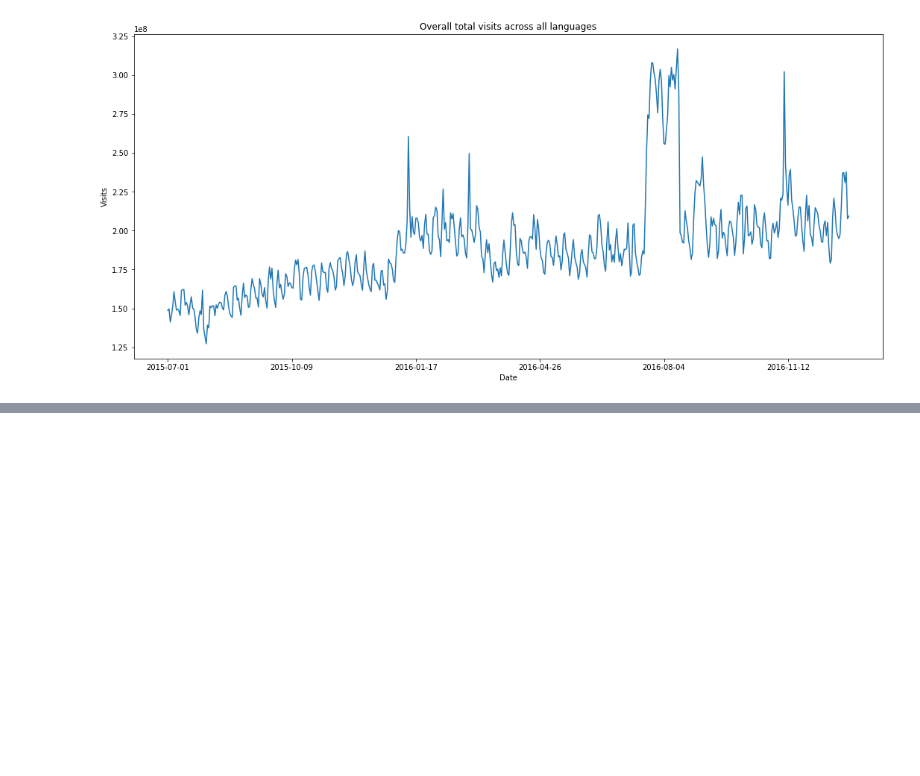
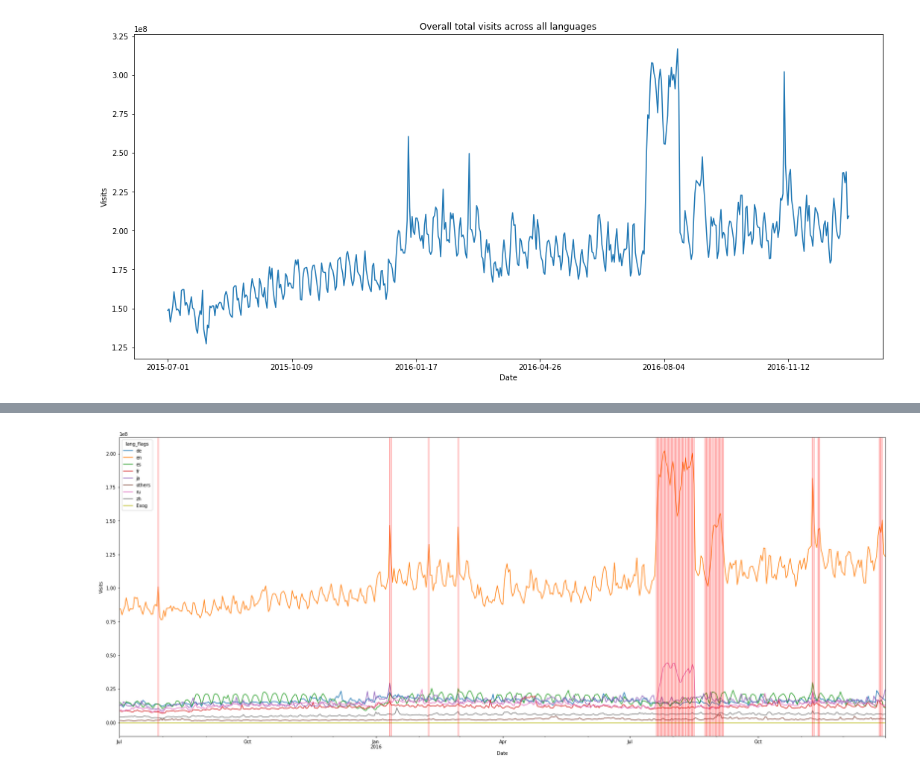
Before and after one commit to atomikkus/time_series, a Jupyter notebook: adease.ipynb, the cells around one changed output, grey strips where cells are left out. Drawn from its saved outputs; the diff is of its cells as text; code cells hidden in the pictures; blank space fills up the shorter version.

```diff
--- a/adease.ipynb
+++ b/adease.ipynb
@@ -173,0 +152,12 @@ plt.show()
+# %%
+l_df_sum.plot(figsize=(30,12));
+plt.xlabel('Date')
+plt.ylabel('Visits')
+
+for i in l_df_sum.index:
+    if l_df_sum.at[i, 'Exog'] == 1:
+        plt.axvline(x=i, color='r', alpha=0.5)
+
+plt.show()
+# %% [output]
+[figure, added]
```
Also changed, not shown: parts of 8 cells of this notebook.
